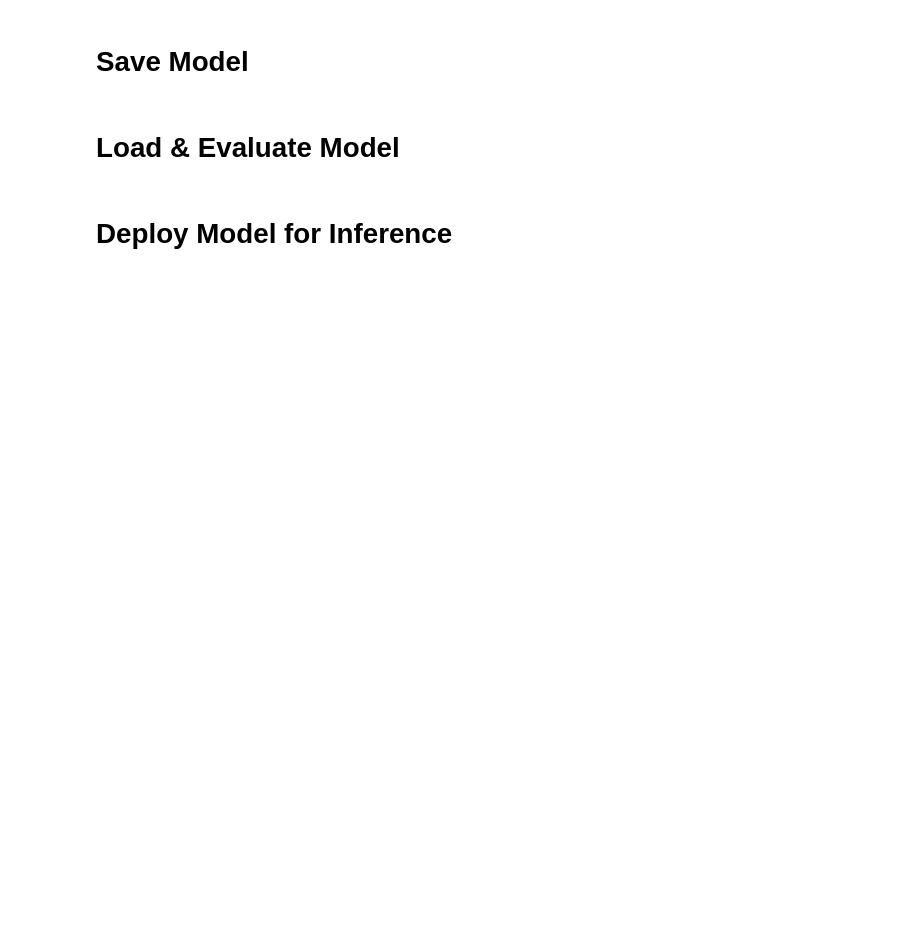
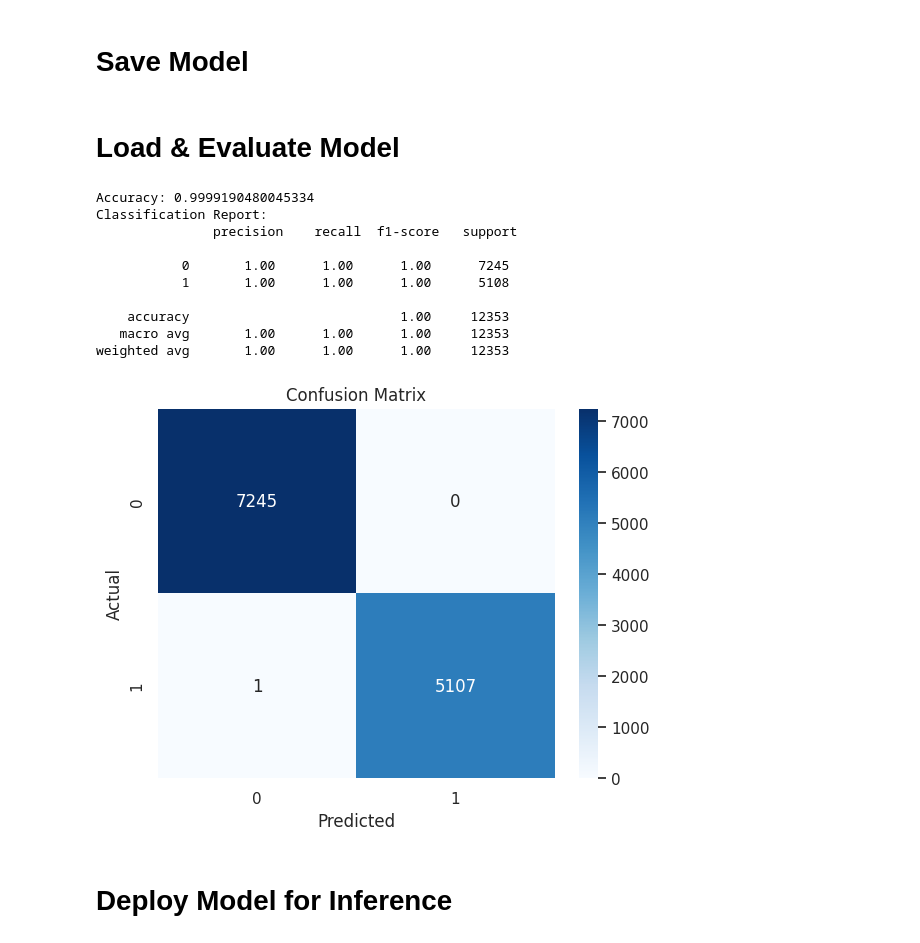
Before and after one commit to fc510/sctp-caps-log-classifier, a Jupyter notebook: sctp_ml_log_data_RandomForestClassifier.ipynb, the cells around one changed output. Drawn from its saved outputs; the diff is of its cells as text; code cells hidden in the pictures; blank space fills up the shorter version.

```diff
--- a/sctp_ml_log_data_RandomForestClassifier.ipynb
+++ b/sctp_ml_log_data_RandomForestClassifier.ipynb
@@ -927,15 +927,25 @@ Next top 25 word count:
 # %% [markdown]
 # Feature Extraction
 # %%
-# feature extraction
+# feature selection
+
+def word_cnt_sd(p_strings: pandas.Series=None)->int:
+    content_length = [ len(str(i).split()) for i in p_strings ]
+    content_length
+    sd = int(np.std(content_length))+1
+    return sd
 
 # def feature_extraction(p_df: pandas.DataFrame=None, p_col_content: str='content', p_col_label: str='log_type'):
 p_df = df
 p_col_content = 'content'
 p_col_label = 'log_type'
 
+word_cnt_sd = word_cnt_sd(p_df[p_col_content])
+
 # tfidf = TfidfVectorizer(max_features=5000)
-tfidf = TfidfVectorizer()
+# tfidf = TfidfVectorizer()
+tfidf = TfidfVectorizer(max_features=word_cnt_sd)
+
 X = tfidf.fit_transform(p_df[p_col_content]).toarray()
 
 # column label for log data
@@ -975,11 +985,11 @@ pipeline = Pipeline([
 ])
 
 # Hyperparameter tuning using GridSearchCV
-# param_grid = {
-#     'clf__n_estimators': [100, 200],
-#     'clf__max_depth': [10, 20, None],
-#     'clf__min_samples_split': [2, 5, 10]
-# }
+param_grid = {
+    'clf__n_estimators': [100, 200],
+    'clf__max_depth': [10, 20, None],
+    'clf__min_samples_split': [2, 5, 10]
+}
 # param_grid = {
 #     'clf__n_estimators': [5, 10],
 #     'clf__max_depth': [5, 10, None],
@@ -990,11 +1000,11 @@ pipeline = Pipeline([
 #     'clf__max_depth': [3],
 #     'clf__min_samples_split': [5]
 # }
-param_grid = {
-    'clf__n_estimators': [2],
-    'clf__max_depth': [2],
-    'clf__min_samples_split': [3]
-}
+# param_grid = {
+#     'clf__n_estimators': [2],
+#     'clf__max_depth': [2],
+#     'clf__min_samples_split': [3]
+# }
 
 
 grid_search = GridSearchCV(pipeline, param_grid, cv=5, n_jobs=-1, verbose=4)
@@ -1016,18 +1040,31 @@ print(X_test)
 # %%
 # Predicting on test set
+tgt_model = best_model
 y_pred = tgt_model.predict(X_test)
 
 # Evaluation metrics
 print("Accuracy:", accuracy_score(y_test, y_pred))
 print("Classification Report:\n", classification_report(y_test, y_pred))
 
 # Confusion matrix
 conf_matrix = confusion_matrix(y_test, y_pred)
 sns.heatmap(conf_matrix, annot=True, fmt='d', cmap='Blues')
 plt.title('Confusion Matrix')
 plt.xlabel('Predicted')
 plt.ylabel('Actual')
 plt.show()
+# %% [output]
+Accuracy: 0.9999190480045334
+Classification Report:
+               precision    recall  f1-score   support
+
+           0       1.00      1.00      1.00      7245
+           1       1.00      1.00      1.00      5108
+
+    accuracy                           1.00     12353
+   macro avg       1.00      1.00      1.00     12353
+weighted avg       1.00      1.00      1.00     12353
+[figure, added]
 # %% [markdown]
 
 # Deploy Model for Inference
```
Also changed, not shown: parts of 18 cells of this notebook.
